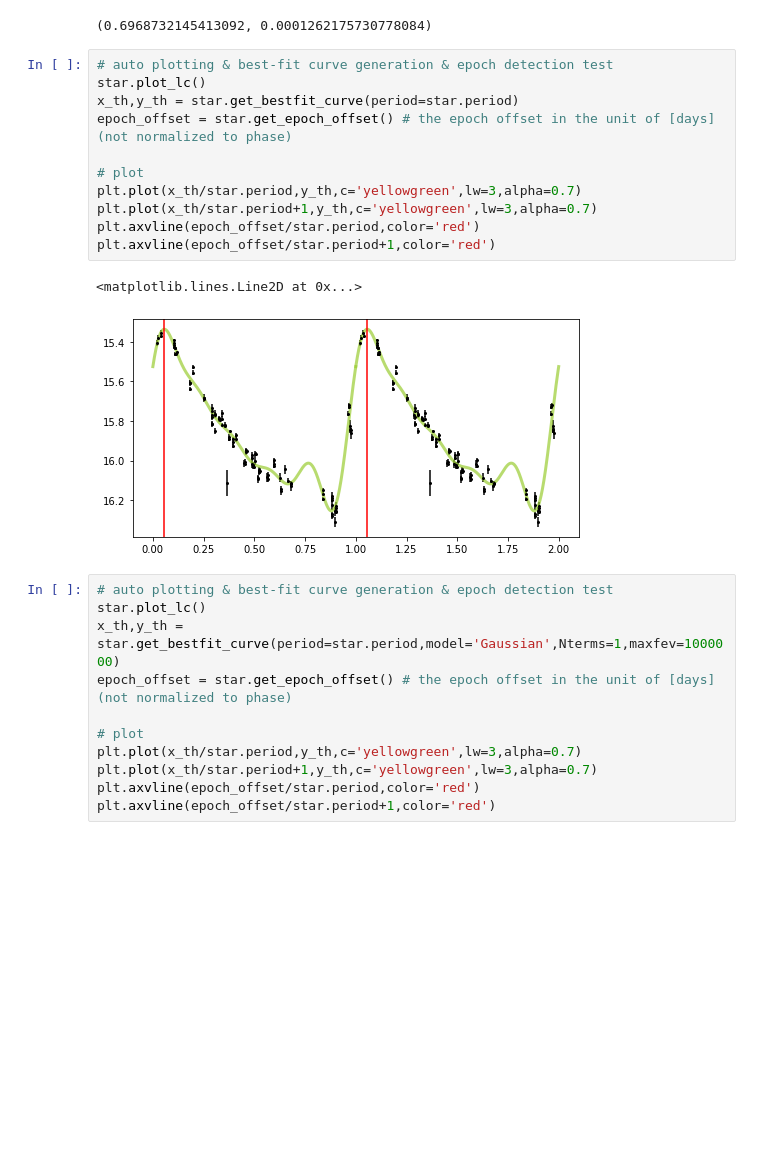
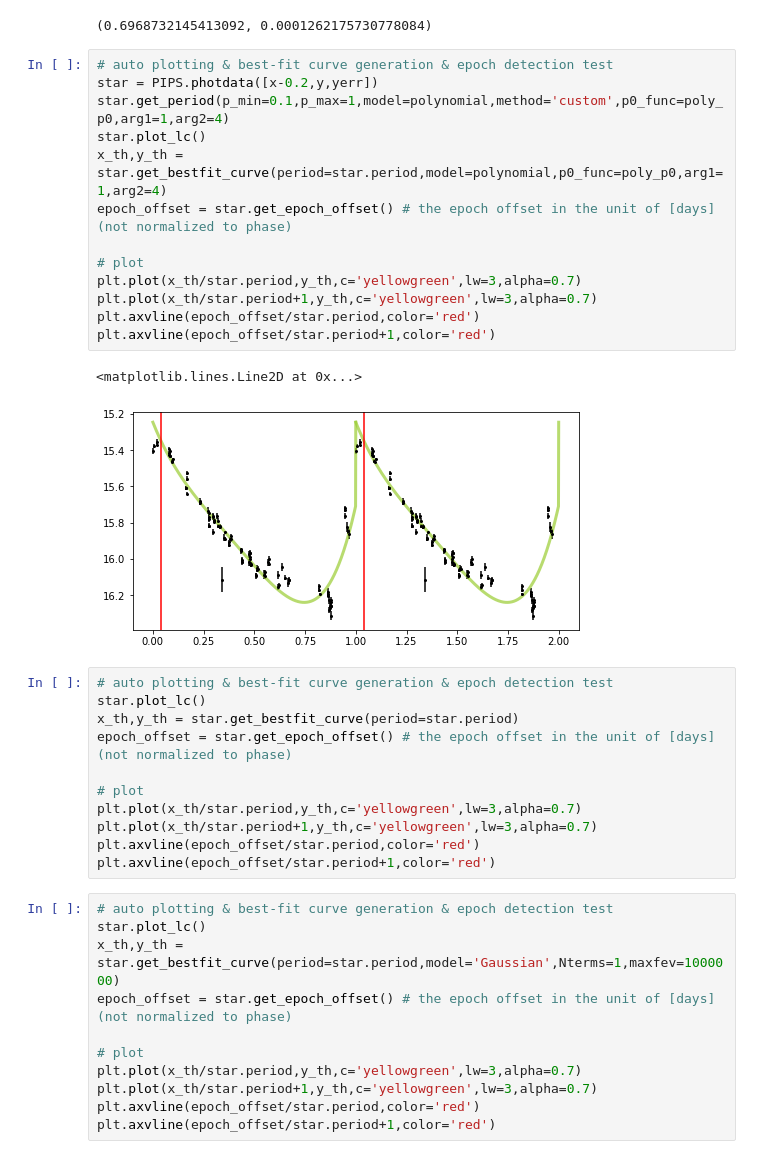
Before and after one commit to SterlingYM/astroPIPS, a Jupyter notebook: test.ipynb, the cells around one changed output. Saved outputs shown, nothing was run; the diff lists cells and outputs as text; blank space fills up the shorter version.

```diff
--- a/test.ipynb
+++ b/test.ipynb
@@ -100,6 +146,22 @@ star.get_period(p_min=0.1,p_max=1.,debug=True,method='custom',model='Gaussian',N
 15.576s --- period = 0.69687 +- 0.00013d
 15.580s --- process completed.
 (0.6968732145413092, 0.0001262175730778084)
+# %%
+# auto plotting & best-fit curve generation & epoch detection test
+star = PIPS.photdata([x-0.2,y,yerr])
+star.get_period(p_min=0.1,p_max=1,model=polynomial,method='custom',p0_func=poly_p0,arg1=1,arg2=4)
+star.plot_lc()
+x_th,y_th = star.get_bestfit_curve(period=star.period,model=polynomial,p0_func=poly_p0,arg1=1,arg2=4)
+epoch_offset = star.get_epoch_offset() # the epoch offset in the unit of [days] (not normalized to phase)
+
+# plot
+plt.plot(x_th/star.period,y_th,c='yellowgreen',lw=3,alpha=0.7)
+plt.plot(x_th/star.period+1,y_th,c='yellowgreen',lw=3,alpha=0.7)
+plt.axvline(epoch_offset/star.period,color='red')
+plt.axvline(epoch_offset/star.period+1,color='red')
+# %% [output]
+<matplotlib.lines.Line2D at 0x...>
+[figure, added]
 # %%
 # auto plotting & best-fit curve generation & epoch detection test
 star.plot_lc()
@@ -111,9 +173,6 @@ plt.plot(x_th/star.period,y_th,c='yellowgreen',lw=3,alpha=0.7)
 plt.plot(x_th/star.period+1,y_th,c='yellowgreen',lw=3,alpha=0.7)
 plt.axvline(epoch_offset/star.period,color='red')
 plt.axvline(epoch_offset/star.period+1,color='red')
-# %% [output]
-<matplotlib.lines.Line2D at 0x...>
-[figure, removed]
 # %%
 # auto plotting & best-fit curve generation & epoch detection test
 star.plot_lc()
```
Also changed, not shown: parts of 4 cells of this notebook, 3 other files.
